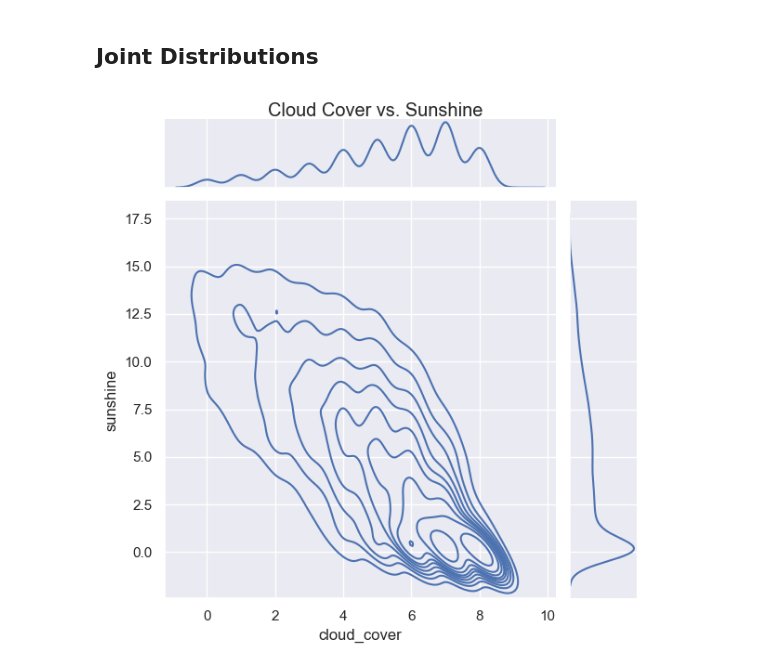
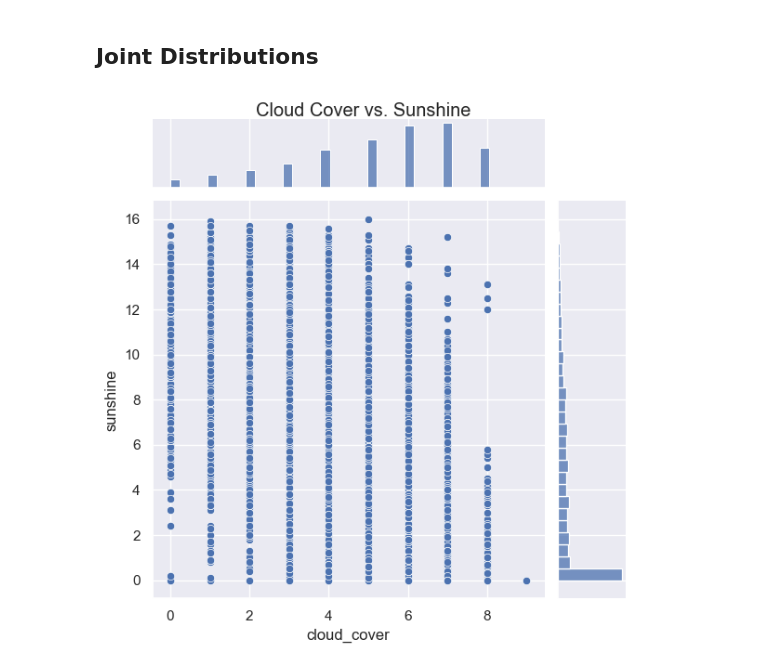
Before and after one commit to kamath-abhijith/Statistics-for-Data-Science, a Jupyter notebook: notebooks/02 Plotting Distributions.ipynb, the cells around one changed output. Saved outputs shown, nothing was run; the diff lists cells and outputs as text; code cells hidden in the pictures.

```diff
--- a/notebooks/02 Plotting Distributions.ipynb
+++ b/notebooks/02 Plotting Distributions.ipynb
@@ -60,8 +363,9 @@ plt.ylim([0,1000]);
 # %% [markdown]
 ## Joint Distributions
 # %%
-# p = sns.jointplot(data=weather, x='cloud_cover', y='sunshine')
-p = sns.jointplot(data=weather, x='cloud_cover', y='sunshine', kind='kde')
+p = sns.jointplot(data=weather, x='cloud_cover', y='sunshine')
+# p = sns.jointplot(data=weather, x='cloud_cover', y='sunshine', kind='hex')
+# p = sns.jointplot(data=weather, x='cloud_cover', y='sunshine', kind='kde')
 plt.suptitle("Cloud Cover vs. Sunshine", y=1);
 # %% [output]
-[figure, old version]
+[figure, new version]
```
Also changed, not shown: parts of 32 cells of this notebook, 15 other files.
